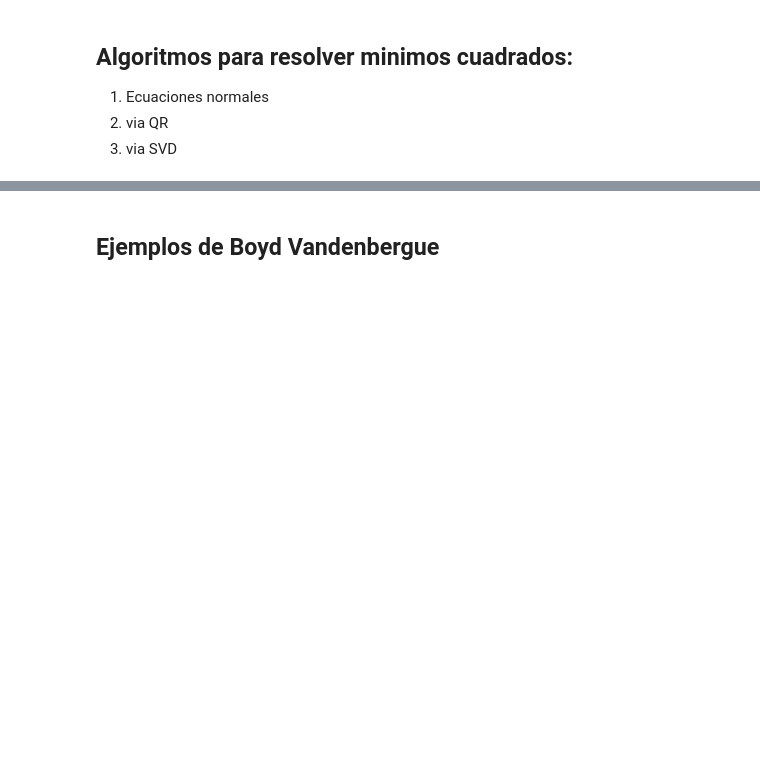
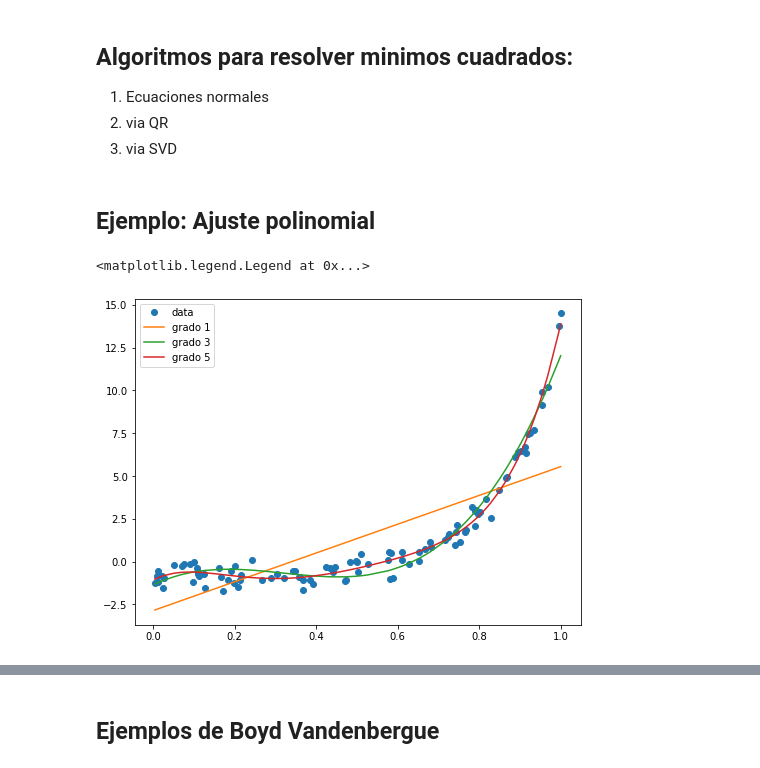
Before and after one commit to ManuelSanchezUribe/IMT3850, a Jupyter notebook: Jupyter notebooks/Algebra Lineal 4.ipynb, the cells around one changed output, grey strips where cells are left out. Saved outputs shown, nothing was run; the diff lists cells and outputs as text; code cells hidden in the pictures; blank space fills up the shorter version.

```diff
--- a/Jupyter notebooks/Algebra Lineal 4.ipynb
+++ b/Jupyter notebooks/Algebra Lineal 4.ipynb
@@ -110,3 +109,40 @@ def LS_viaLinearsystem(A,b):
     x = xy[:n]
     r = np.linalg.norm(A.dot(x)-b)
     return x, r
+# %% [markdown]
+## Ejemplo: Ajuste polinomial
+# %%
+from numpy import vander
+x = np.random.random_sample(100)
+noise = np.random.normal(0, .5, x.shape)
+c = 10*np.random.rand(15)-5
+
+y = np.polyval(c,x) + noise
+# Plot data
+fig, ax = plt.subplots(figsize=(8,6))
+ax.plot(x,y,'o', label='data')
+
+
+# poly grado 1
+A = vander(x, N=2)
+coeff1 = np.linalg.solve(A.T@A, (A.T).dot(y))
+# poly grado 3
+A = vander(x, N=4)
+coeff3 = np.linalg.solve(A.T@A, (A.T).dot(y))
+# poly grado 5
+A = vander(x, N=6)
+coeff5 = np.linalg.solve(A.T@A, (A.T).dot(y))
+
+# plot polys
+yhat1 = np.polyval(coeff1, np.sort(x))
+yhat3 = np.polyval(coeff3, np.sort(x))
+yhat5 = np.polyval(coeff5, np.sort(x))
+
+
+ax.plot(np.sort(x),yhat1, label='grado 1')
+ax.plot(np.sort(x),yhat3, label='grado 3')
+ax.plot(np.sort(x),yhat5, label='grado 5')
+ax.legend()
+# %% [output]
+<matplotlib.legend.Legend at 0x...>
+[figure, added]
```
Also changed, not shown: parts of 22 cells of this notebook, 3 other files.
